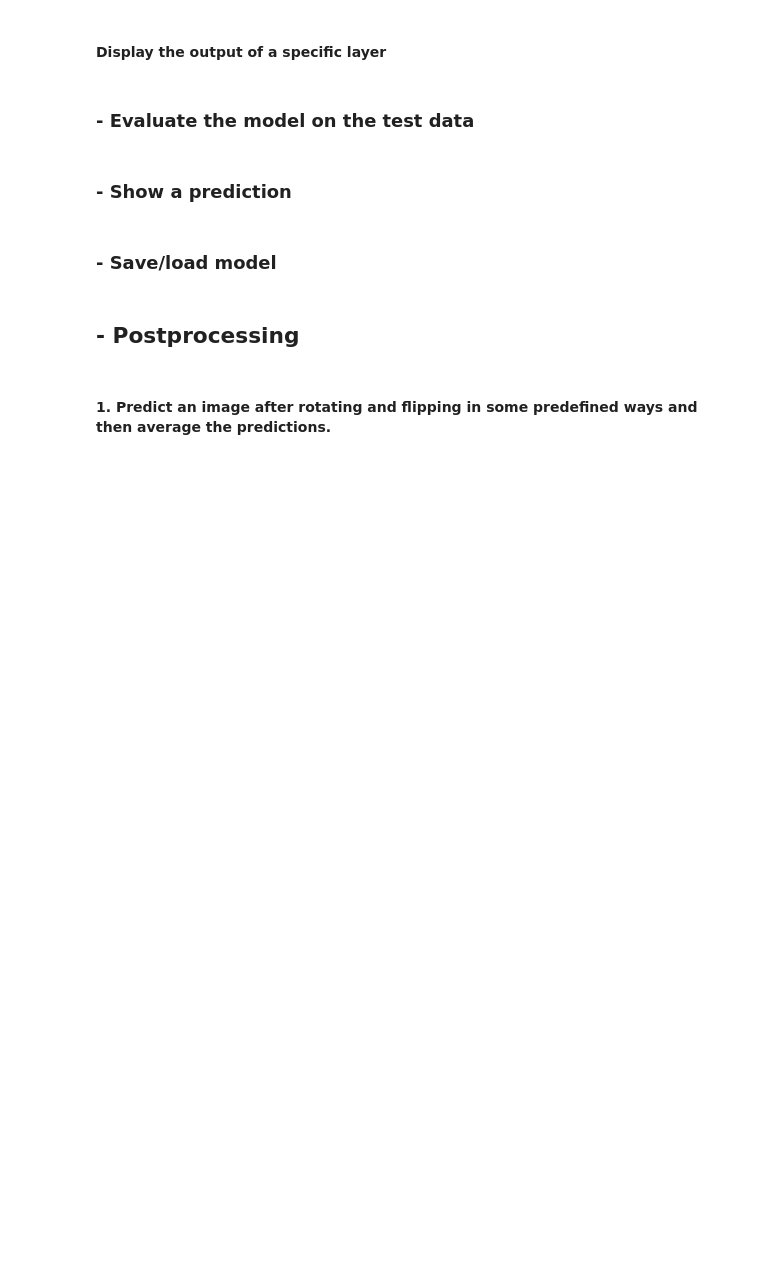
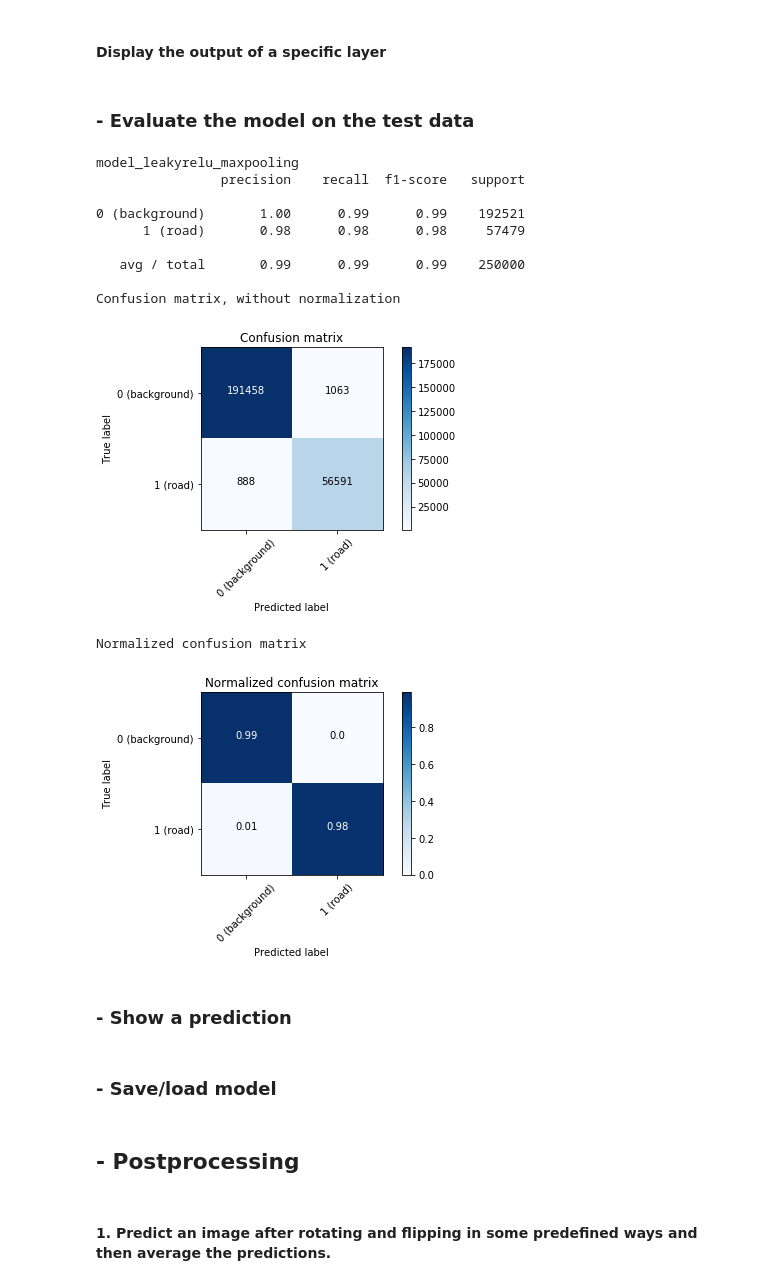
Before and after one commit to NiccoloSacchi/road-segmentation, a Jupyter notebook: scripts/segment_aerial_images_cnn_nic_2.ipynb, the cells around one changed output. Saved outputs shown, nothing was run; the diff lists cells and outputs as text; code cells hidden in the pictures; blank space fills up the shorter version.

```diff
--- a/scripts/segment_aerial_images_cnn_nic_2.ipynb
+++ b/scripts/segment_aerial_images_cnn_nic_2.ipynb
@@ -184,12 +224,25 @@ model.show_layer_output(image, layer_num, filename="") # pass a filename if you
 ### - Evaluate the model on the test data
 # %%
 # check the performance on train or test
-set_ = test
+set_ = set_
 
 for model in models:
     print(model.name())
     model.evaluate_model(set_.X, set_.Y)
     plt.show()
+# %% [output]
+model_leakyrelu_maxpooling
+                precision    recall  f1-score   support
+
+0 (background)       1.00      0.99      0.99    192521
+      1 (road)       0.98      0.98      0.98     57479
+
+   avg / total       0.99      0.99      0.99    250000
+
+Confusion matrix, without normalization
+[figure, added]
+Normalized confusion matrix
+[figure, added]
 # %% [markdown]
 ### - Show a prediction
 # %%
```
Also changed, not shown: parts of 23 cells of this notebook, 10 other files.
